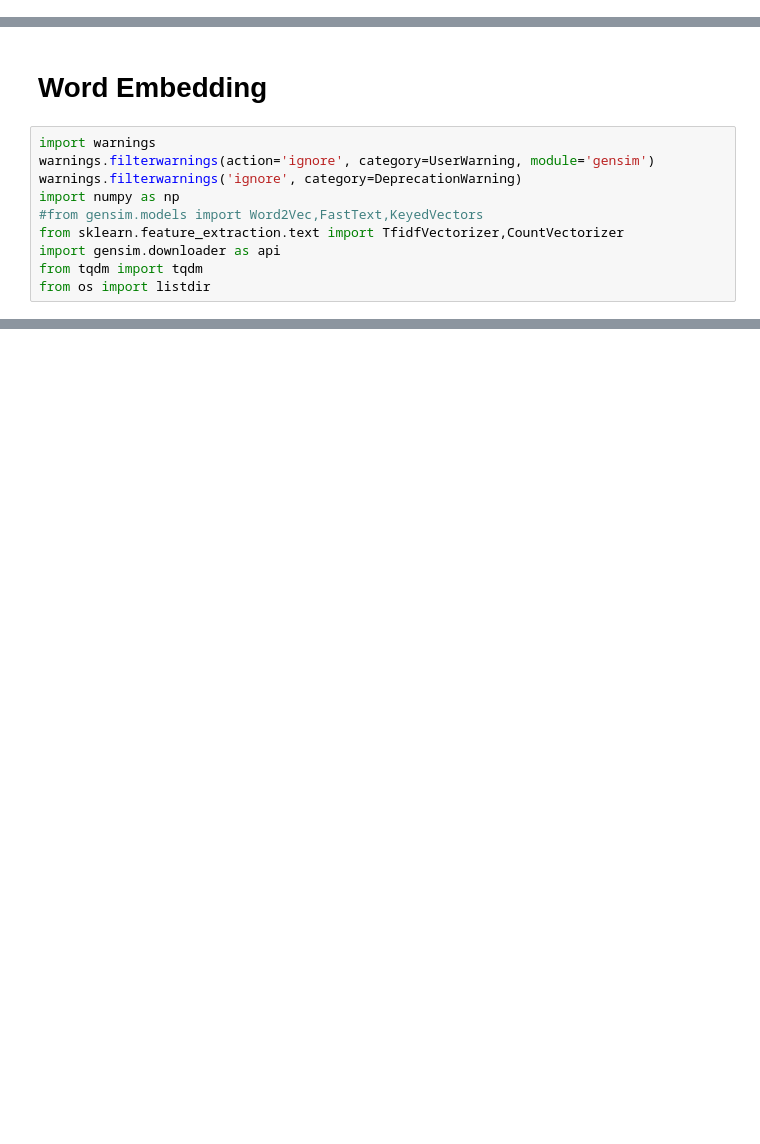
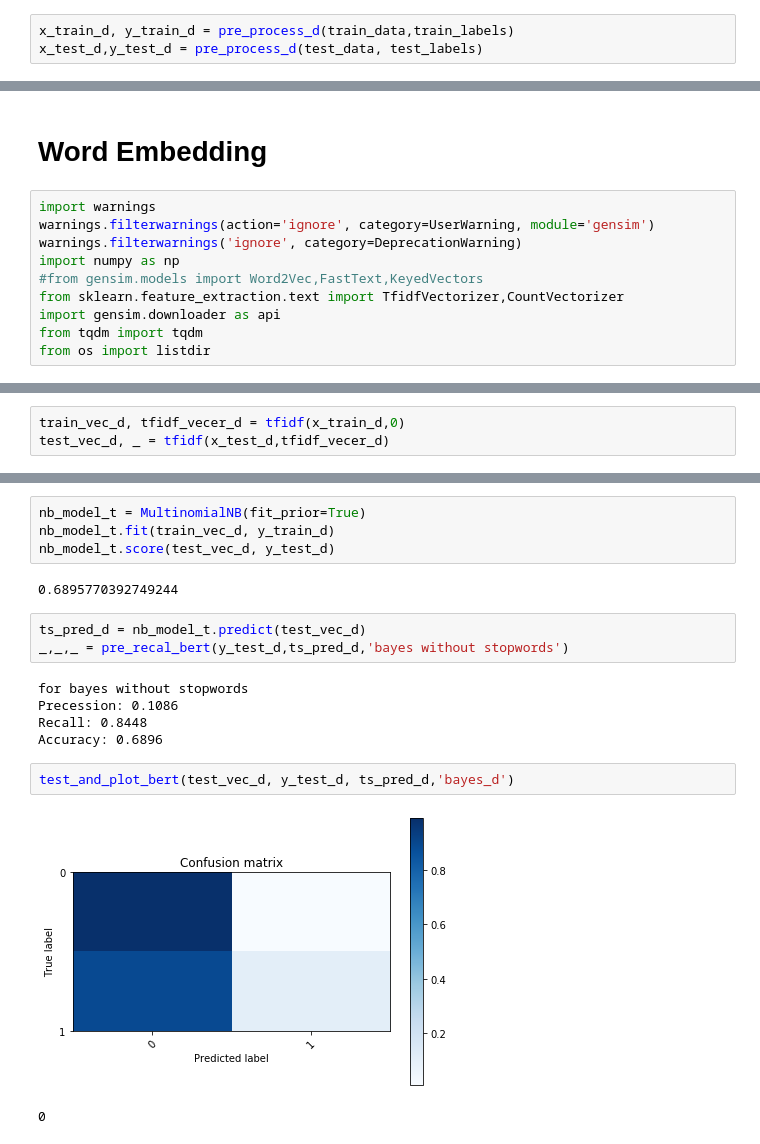
Before and after one commit to para-zhou/offenseval, a Jupyter notebook: Datareader.ipynb, the cells around one changed output, grey strips where cells are left out. Saved outputs shown, nothing was run; the diff lists cells and outputs as text; blank space fills up the shorter version.

```diff
--- a/Datareader.ipynb
+++ b/Datareader.ipynb
@@ -362,0 +375,3 @@ vocab size: 16157
+# %%
+x_train_d, y_train_d = pre_process_d(train_data,train_labels)
+x_test_d,y_test_d = pre_process_d(test_data, test_labels)
@@ -422,0 +445,3 @@ print(emoji.demojize(a))
+# %%
+train_vec_d, tfidf_vecer_d = tfidf(x_train_d,0)
+test_vec_d, _ = tfidf(x_test_d,tfidf_vecer_d)
@@ -422,0 +585,19 @@ print(emoji.demojize(a))
+# %%
+nb_model_t = MultinomialNB(fit_prior=True)
+nb_model_t.fit(train_vec_d, y_train_d)
+nb_model_t.score(test_vec_d, y_test_d)
+# %% [output]
+0.6895770392749244
+# %%
+ts_pred_d = nb_model_t.predict(test_vec_d)
+_,_,_ = pre_recal_bert(y_test_d,ts_pred_d,'bayes without stopwords')
+# %% [output]
+for bayes without stopwords
+Precession: 0.1086
+Recall: 0.8448
+Accuracy: 0.6896
+# %%
+test_and_plot_bert(test_vec_d, y_test_d, ts_pred_d,'bayes_d')
+# %% [output]
+[figure, added]
+0
```
Also changed, not shown: parts of 47 cells of this notebook, 15 other files.
